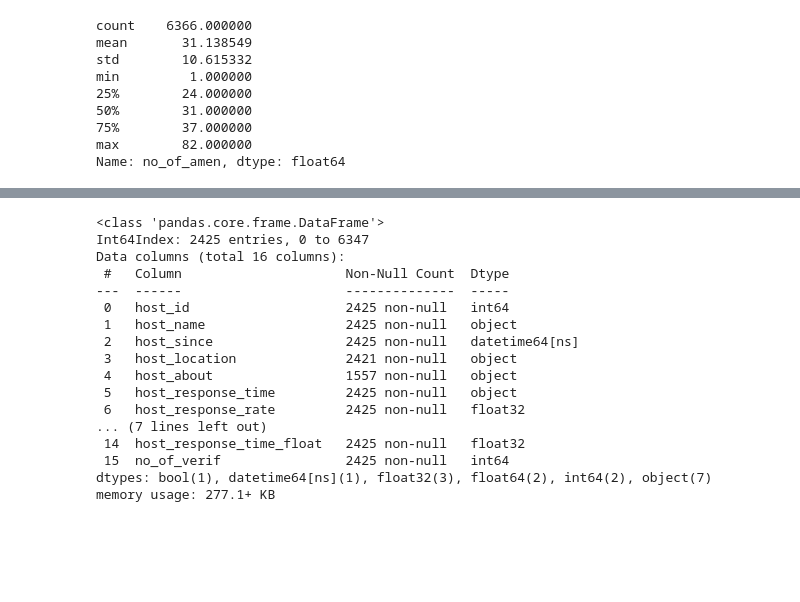
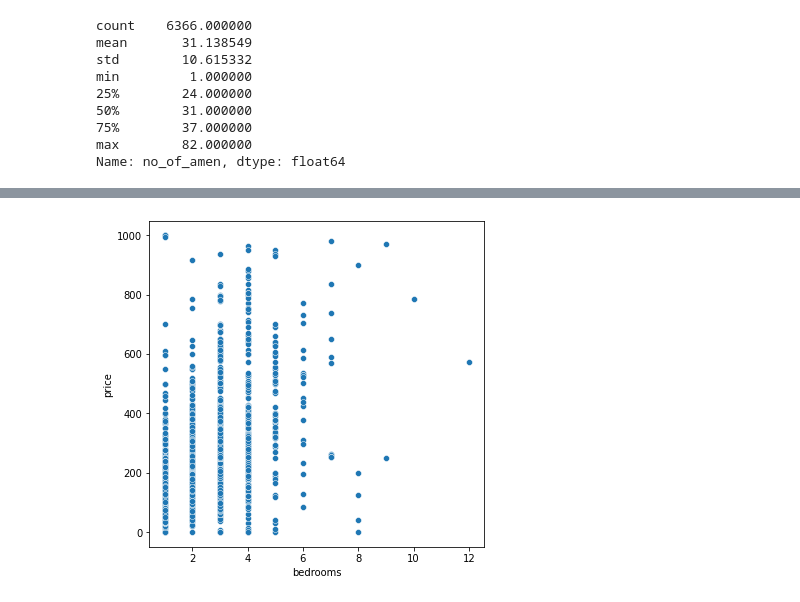
Before and after one commit to Summer-luna/Fall2021-IST5520-Group5, a Jupyter notebook: Data Manipulation.ipynb, the cells around one changed output, grey strips where cells are left out. Saved outputs shown, nothing was run; the diff lists cells and outputs as text; code cells hidden in the pictures; blank space fills up the shorter version.

```diff
--- a/Data Manipulation.ipynb
+++ b/Data Manipulation.ipynb
@@ -383,21 +408,7 @@ memory usage: 514.2+ KB
-# %%
-host_dat = host_dat.dropna(thresh=len(host_dat.columns)-2)
-host_dat.info()
-# %% [output]
-<class 'pandas.core.frame.DataFrame'>
-Int64Index: 2425 entries, 0 to 6347
-Data columns (total 16 columns):
- #   Column                     Non-Null Count  Dtype
----  ------                     --------------  -----
- 0   host_id                    2425 non-null   int64
- 1   host_name                  2425 non-null   object
- 2   host_since                 2425 non-null   datetime64[ns]
- 3   host_location              2421 non-null   object
- 4   host_about                 1557 non-null   object
- 5   host_response_time         2425 non-null   object
- 6   host_response_rate         2425 non-null   float32
-... (7 lines left out)
- 14  host_response_time_float   2425 non-null   float32
- 15  no_of_verif                2425 non-null   int64
-dtypes: bool(1), datetime64[ns](1), float32(3), float64(2), int64(2), object(7)
-memory usage: 277.1+ KB
+# %%
+plt.figure(figsize=(6,6))
+p = sb.scatterplot(y='price',x='bedrooms', data=list_dat)
+#plt.xlabel('Nomber of Amenities Listed by the Host')
+plt.show()
+# %% [output]
+[figure, added]
```
Also changed, not shown: parts of 21 cells of this notebook.
